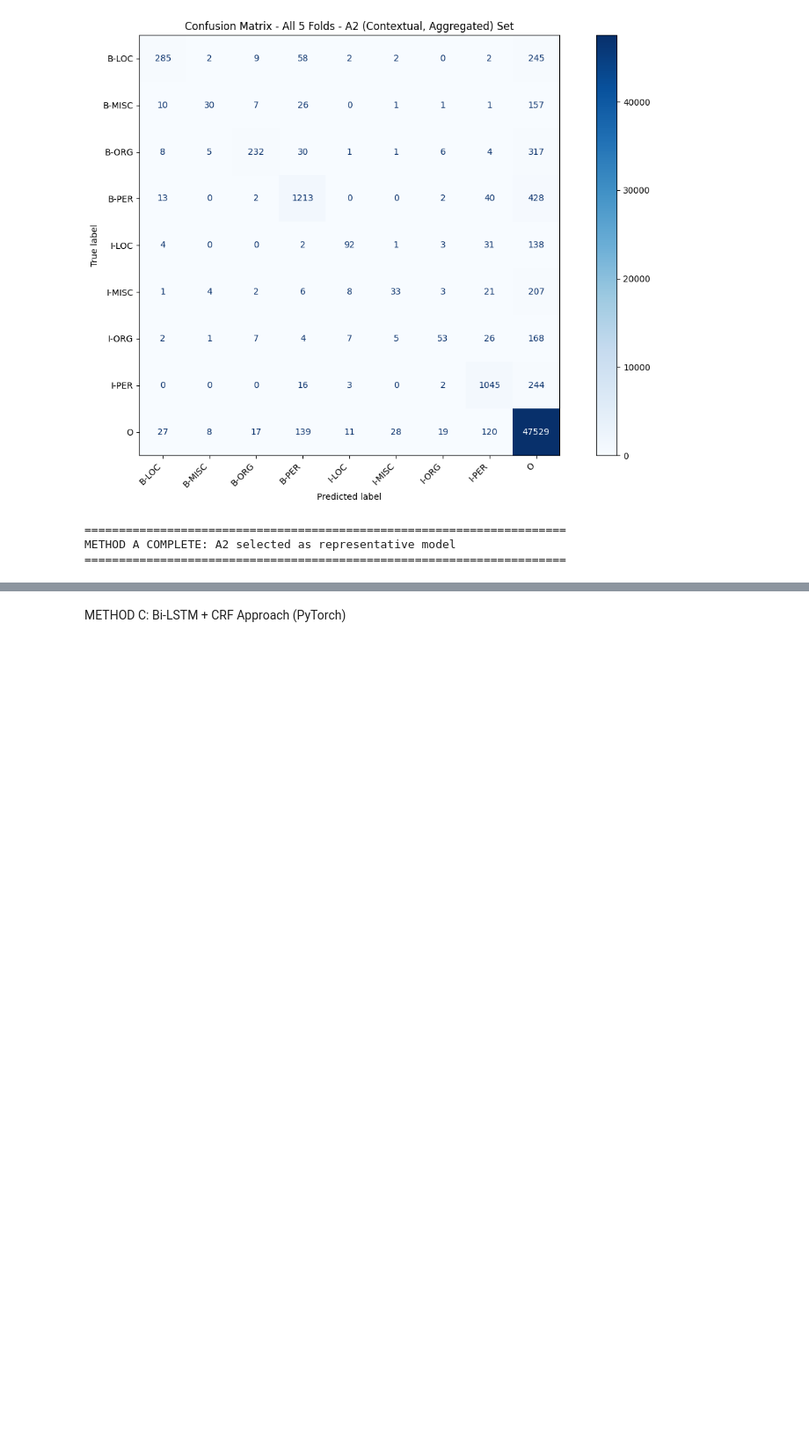
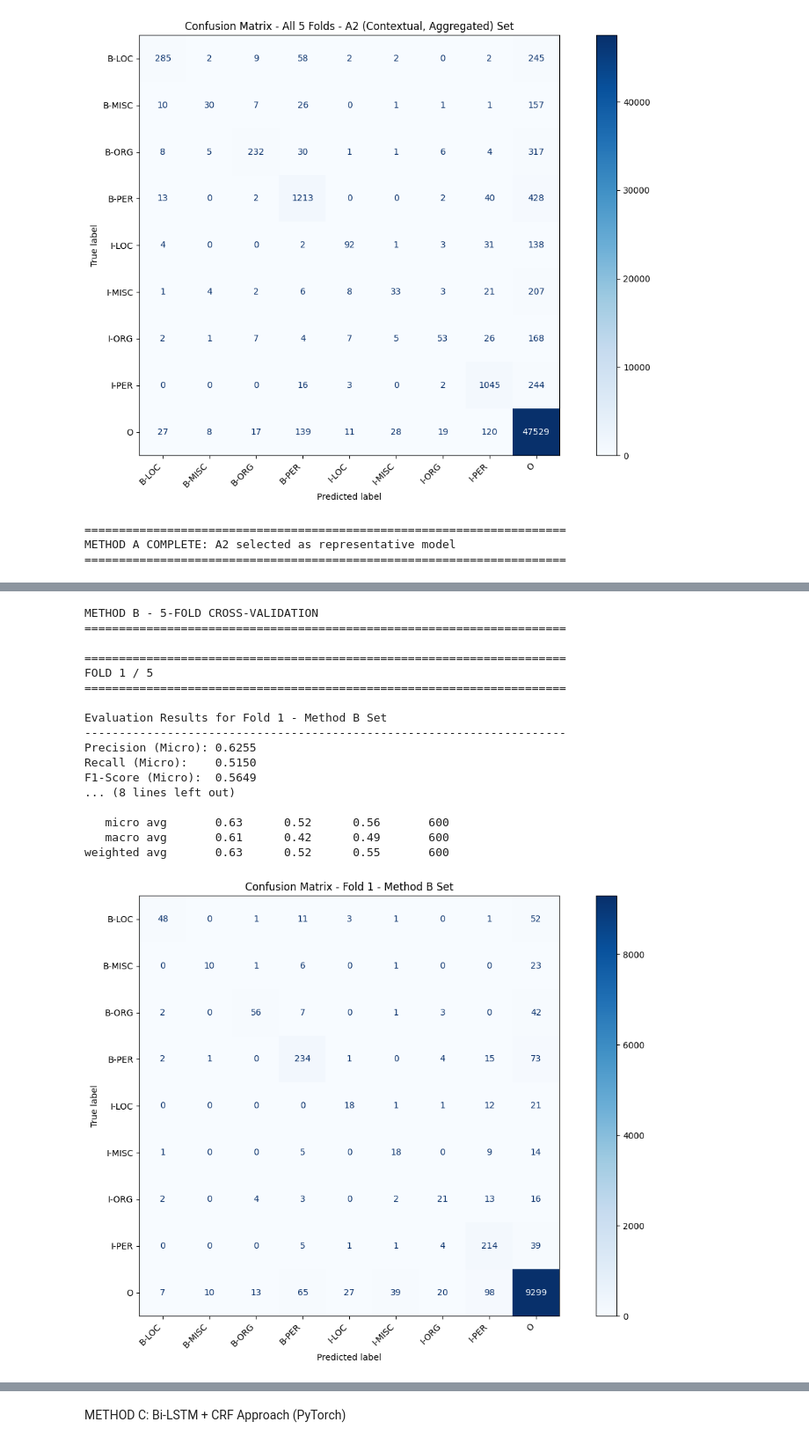
Before and after one commit to ThanhVinh-source/NER_Twitter_Project, a Jupyter notebook: NER_TC/NER Project/NER/NER Project.ipynb, the cells around one changed output, grey strips where cells are left out. Shown at 88% size. Cells and saved outputs as stored; diff of their text form; code cells hidden in the pictures; blank space fills up the shorter version.

Commit message:
Method B - Finished

```diff
--- a/NER_TC/NER Project/NER/NER Project.ipynb
+++ b/NER_TC/NER Project/NER/NER Project.ipynb
@@ -912,0 +1089,70 @@ METHOD A COMPLETE: A2 selected as representative model
+# %%
+print("\nMETHOD B - 5-FOLD CROSS-VALIDATION\n" + "="*70)
+
+# Reset storage in case you rerun the cell
+fold_scores_B = {'precision': [], 'recall': [], 'f1': []}
+all_fold_predictions_B = {}
+best_hmm_per_fold = []
+
+# Tuned settings from my run on your uploaded files
+BEST_ALPHA_TRANS = 0.5
+BEST_ALPHA_EMIT = 0.01
+BEST_RARE_THRESHOLD = 1
+
+for fold_idx, (train_idx, val_idx) in enumerate(fold_splits):
+    print(f"\n{'='*70}")
+    print(f"FOLD {fold_idx + 1} / {K_FOLDS}")
+    print(f"{'='*70}")
+
+    train_df = sequences_df.iloc[train_idx].reset_index(drop=True)
+    val_df = sequences_df.iloc[val_idx].reset_index(drop=True)
+
+    X_train = train_df['tokens'].tolist()
+    y_train = train_df['tags'].tolist()
+    X_val = val_df['tokens'].tolist()
+    y_val = val_df['tags'].tolist()
+
+    hmm = HMMNER(
+        alpha_trans=BEST_ALPHA_TRANS,
+        alpha_emit=BEST_ALPHA_EMIT,
+        rare_threshold=BEST_RARE_THRESHOLD,
+        use_bio_constraints=True
+    )
+    hmm.fit(X_train, y_train)
+    y_pred = hmm.predict(X_val)
+
+    all_fold_predictions_B[fold_idx] = {
+        'y_val_B': y_val,
+        'y_pred_B': y_pred
+    }
+    best_hmm_per_fold.append(hmm)
+
+    metrics_B = evaluate_ner(y_val, y_pred, set_name=f"Fold {fold_idx + 1} - Method B")
+    fold_scores_B['precision'].append(metrics_B['precision'])
+    fold_scores_B['recall'].append(metrics_B['recall'])
+    fold_scores_B['f1'].append(metrics_B['f1'])
+
+    # Optional: show confusion matrix only for first fold to keep notebook shorter
+    if fold_idx == 0:
+        plot_confusion_matrix(y_val, y_pred, set_name=f"Fold {fold_idx + 1} - Method B")
+
+print("\nMethod B cross-validation finished.")
+# %% [output]
+METHOD B - 5-FOLD CROSS-VALIDATION
+======================================================================
+
+======================================================================
+FOLD 1 / 5
+======================================================================
+
+Evaluation Results for Fold 1 - Method B Set
+----------------------------------------------------------------------
+Precision (Micro): 0.6255
+Recall (Micro):    0.5150
+F1-Score (Micro):  0.5649
+... (8 lines left out)
+
+   micro avg       0.63      0.52      0.56       600
+   macro avg       0.61      0.42      0.49       600
+weighted avg       0.63      0.52      0.55       600
+[figure, added]
```
Also changed, not shown: parts of 5 cells of this notebook.
